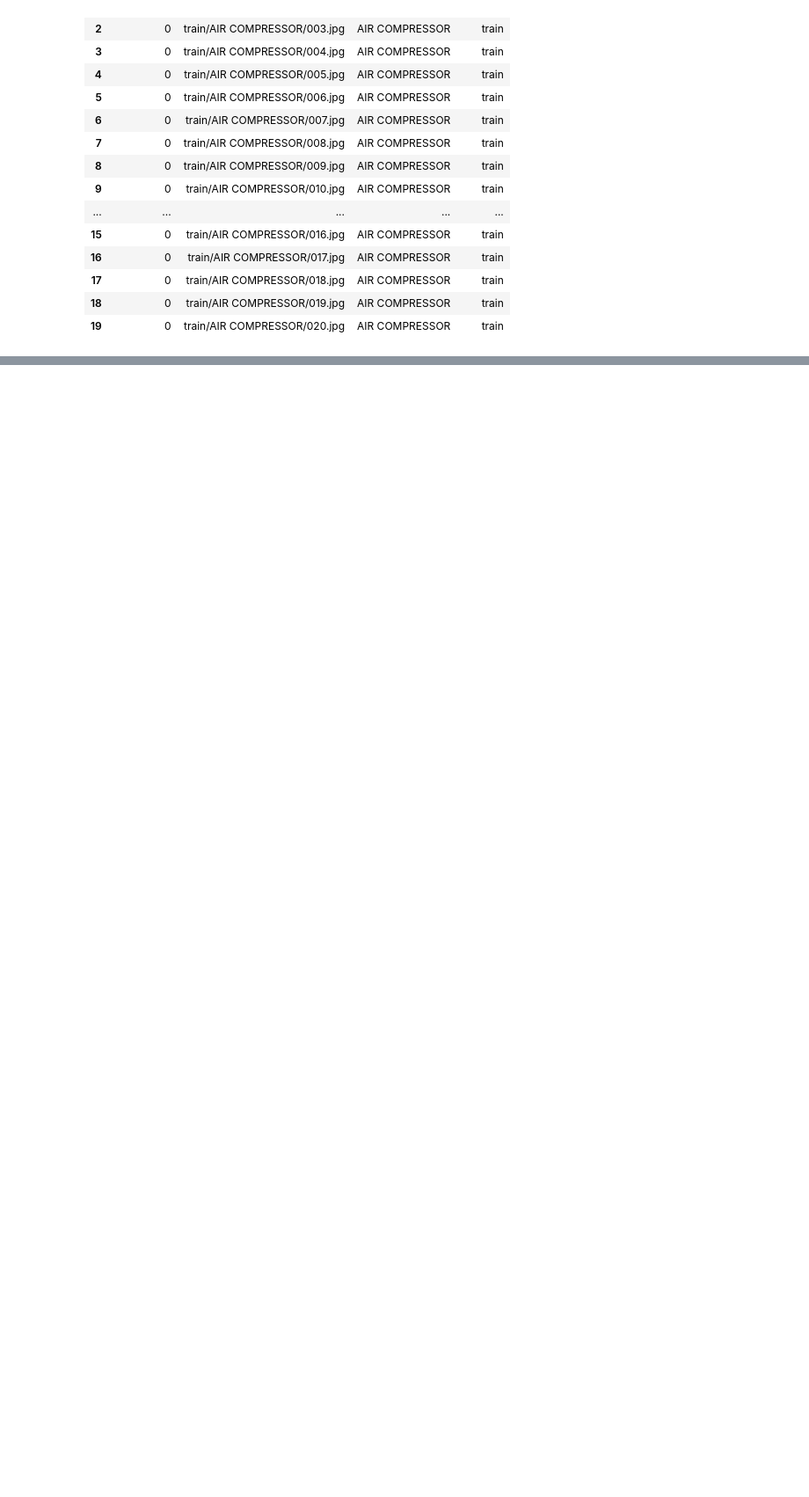
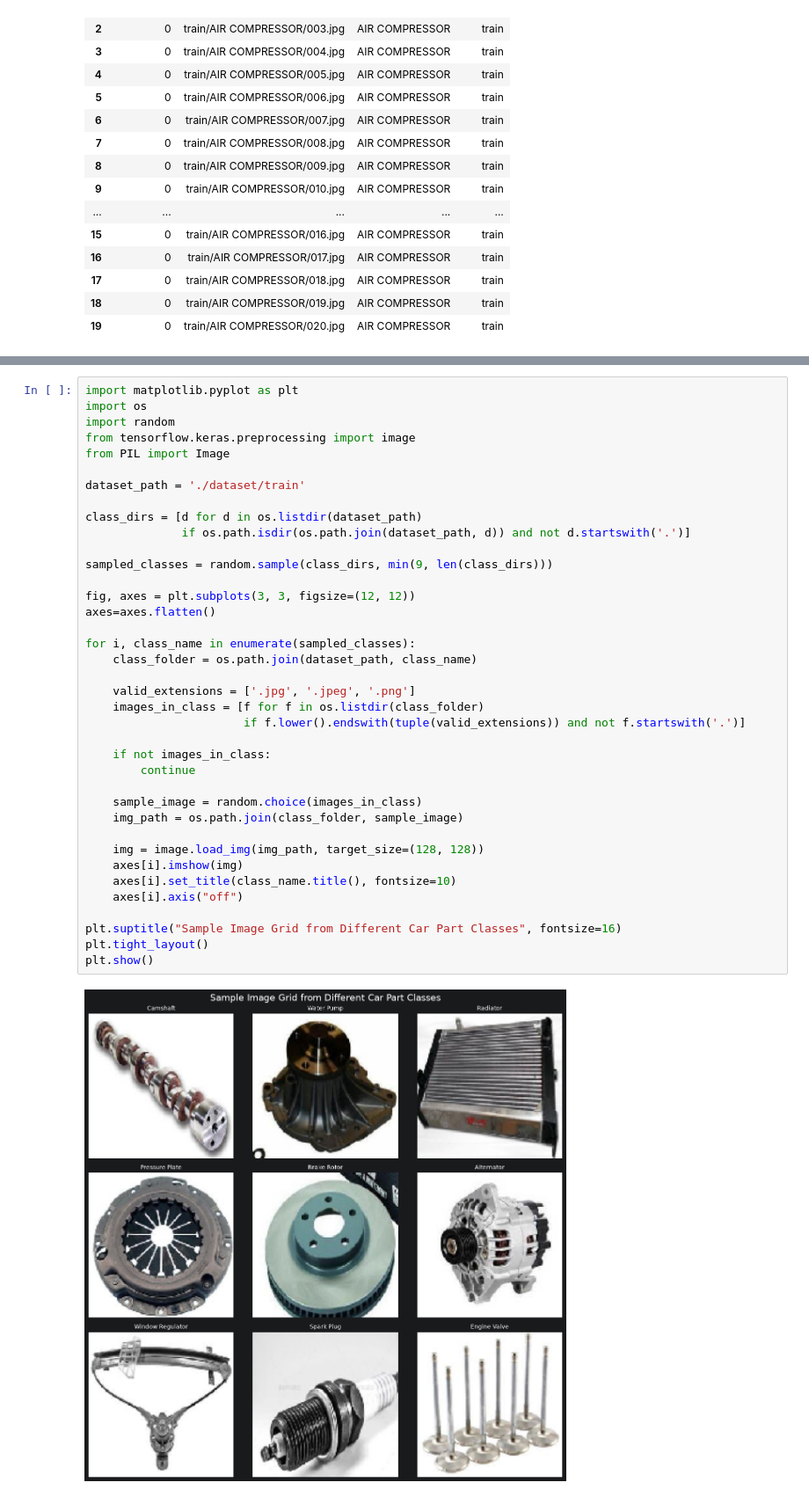
Before and after one commit to kovexison/Practica-AI, a Jupyter notebook: 03-DL-CNN/DL_CNN_classification.ipynb, the cells around one changed output, grey strips where cells are left out. Shown at 88% size. Saved outputs shown, nothing was run; the diff lists cells and outputs as text; blank space fills up the shorter version.

```diff
--- a/03-DL-CNN/DL_CNN_classification.ipynb
+++ b/03-DL-CNN/DL_CNN_classification.ipynb
@@ -182,3 +213,43 @@ Name: count, dtype: int64
+# %%
+import matplotlib.pyplot as plt
+import os
+import random
+from tensorflow.keras.preprocessing import image
+from PIL import Image
+
+dataset_path = './dataset/train'
+
+class_dirs = [d for d in os.listdir(dataset_path)
+              if os.path.isdir(os.path.join(dataset_path, d)) and not d.startswith('.')]
+
+sampled_classes = random.sample(class_dirs, min(9, len(class_dirs)))
+
+fig, axes = plt.subplots(3, 3, figsize=(12, 12))
+axes=axes.flatten()
+
+for i, class_name in enumerate(sampled_classes):
+    class_folder = os.path.join(dataset_path, class_name)
+
+    valid_extensions = ['.jpg', '.jpeg', '.png']
+    images_in_class = [f for f in os.listdir(class_folder)
+                       if f.lower().endswith(tuple(valid_extensions)) and not f.startswith('.')]
+
+    if not images_in_class:
+        continue
+
+    sample_image = random.choice(images_in_class)
+    img_path = os.path.join(class_folder, sample_image)
+
+    img = image.load_img(img_path, target_size=(128, 128))
+    axes[i].imshow(img)
+    axes[i].set_title(class_name.title(), fontsize=10)
+    axes[i].axis("off")
+
+plt.suptitle("Sample Image Grid from Different Car Part Classes", fontsize=16)
+plt.tight_layout()
+plt.show()
+# %% [output]
+[figure, added]
 # %% [markdown]
 ### Your task:
 
```
Also changed, not shown: parts of 6 cells of this notebook, 4 other files.
